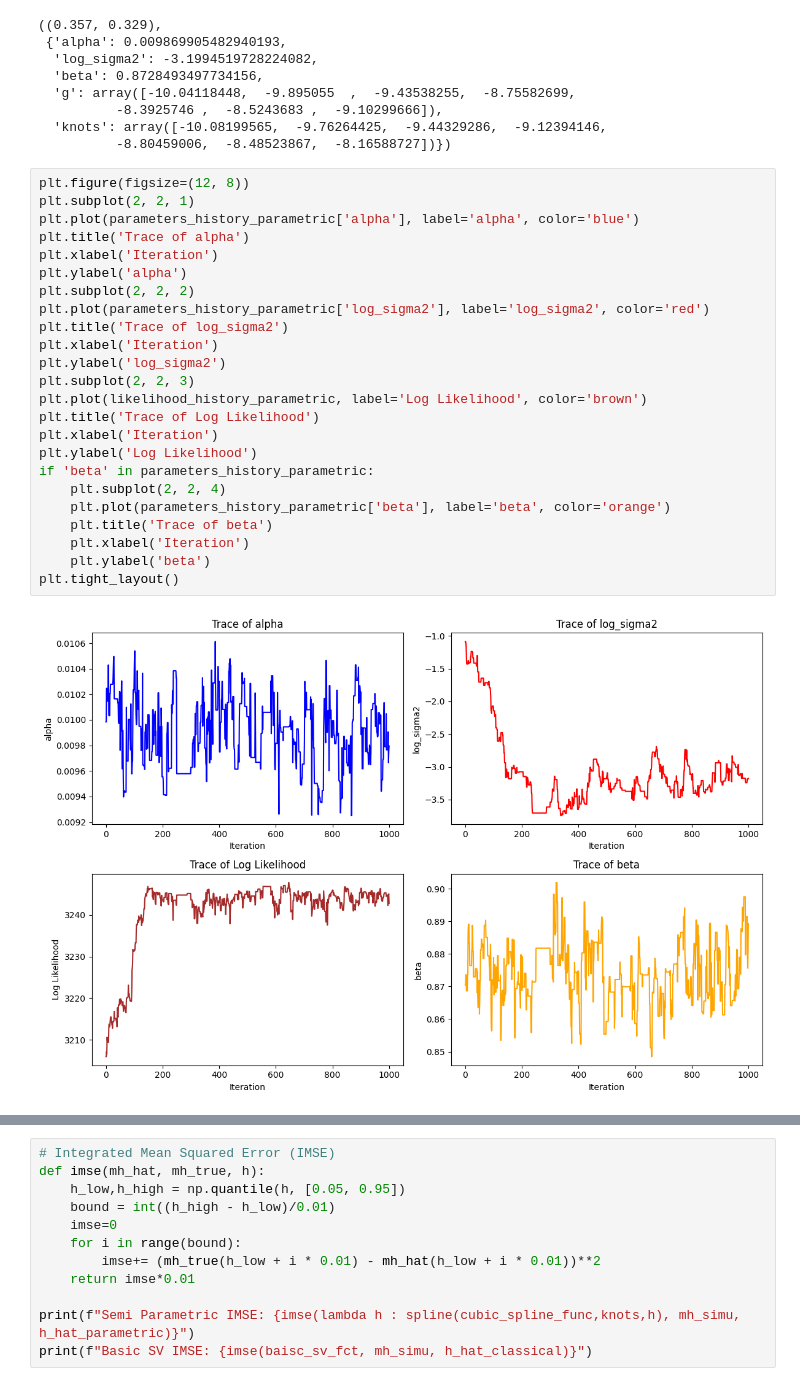
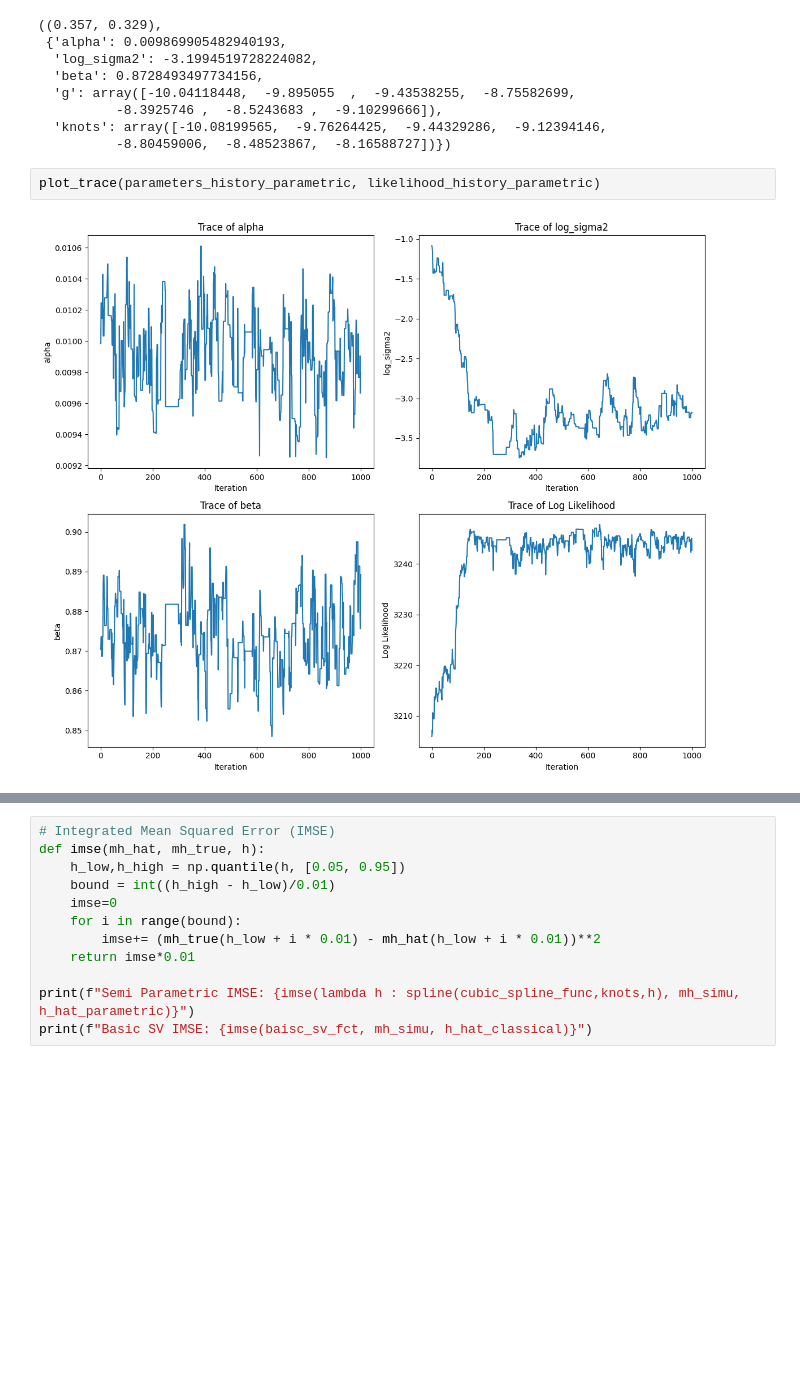
Before and after one commit to aaya62553/stochastic_volatility, a Jupyter notebook: analysis.ipynb, the cells around one changed output, grey strips where cells are left out. Cells and saved outputs as stored; diff of their text form; blank space fills up the shorter version.

```diff
--- a/analysis.ipynb
+++ b/analysis.ipynb
@@ -568,28 +522,6 @@ rates, parameters_parametric
   'knots': array([-10.08199565,  -9.76264425,  -9.44329286,  -9.12394146,
           -8.80459006,  -8.48523867,  -8.16588727])})
 # %%
-plt.figure(figsize=(12, 8))
-plt.subplot(2, 2, 1)
-plt.plot(parameters_history_parametric['alpha'], label='alpha', color='blue')
-plt.title('Trace of alpha')
-plt.xlabel('Iteration')
-plt.ylabel('alpha')
-plt.subplot(2, 2, 2)
-plt.plot(parameters_history_parametric['log_sigma2'], label='log_sigma2', color='red')
-plt.title('Trace of log_sigma2')
-plt.xlabel('Iteration')
-plt.ylabel('log_sigma2')
-plt.subplot(2, 2, 3)
-plt.plot(likelihood_history_parametric, label='Log Likelihood', color='brown')
-plt.title('Trace of Log Likelihood')
-plt.xlabel('Iteration')
-plt.ylabel('Log Likelihood')
-if 'beta' in parameters_history_parametric:
-    plt.subplot(2, 2, 4)
-    plt.plot(parameters_history_parametric['beta'], label='beta', color='orange')
-    plt.title('Trace of beta')
-    plt.xlabel('Iteration')
-    plt.ylabel('beta')
-plt.tight_layout()
+plot_trace(parameters_history_parametric, likelihood_history_parametric)
 # %% [output]
-[figure, old version]
+[figure, new version]
```
Also changed, not shown: parts of 20 cells of this notebook, 1 other file.
